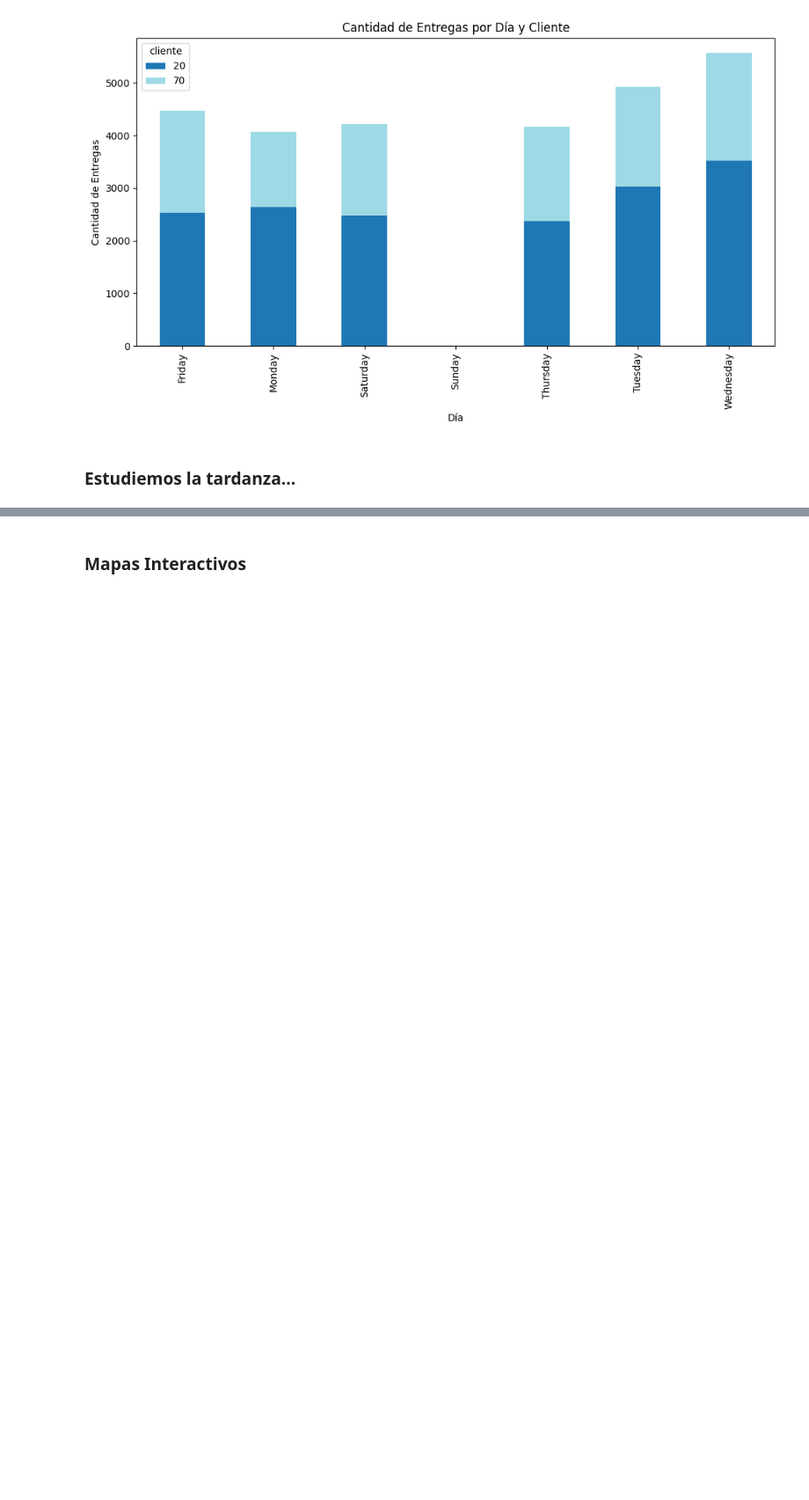
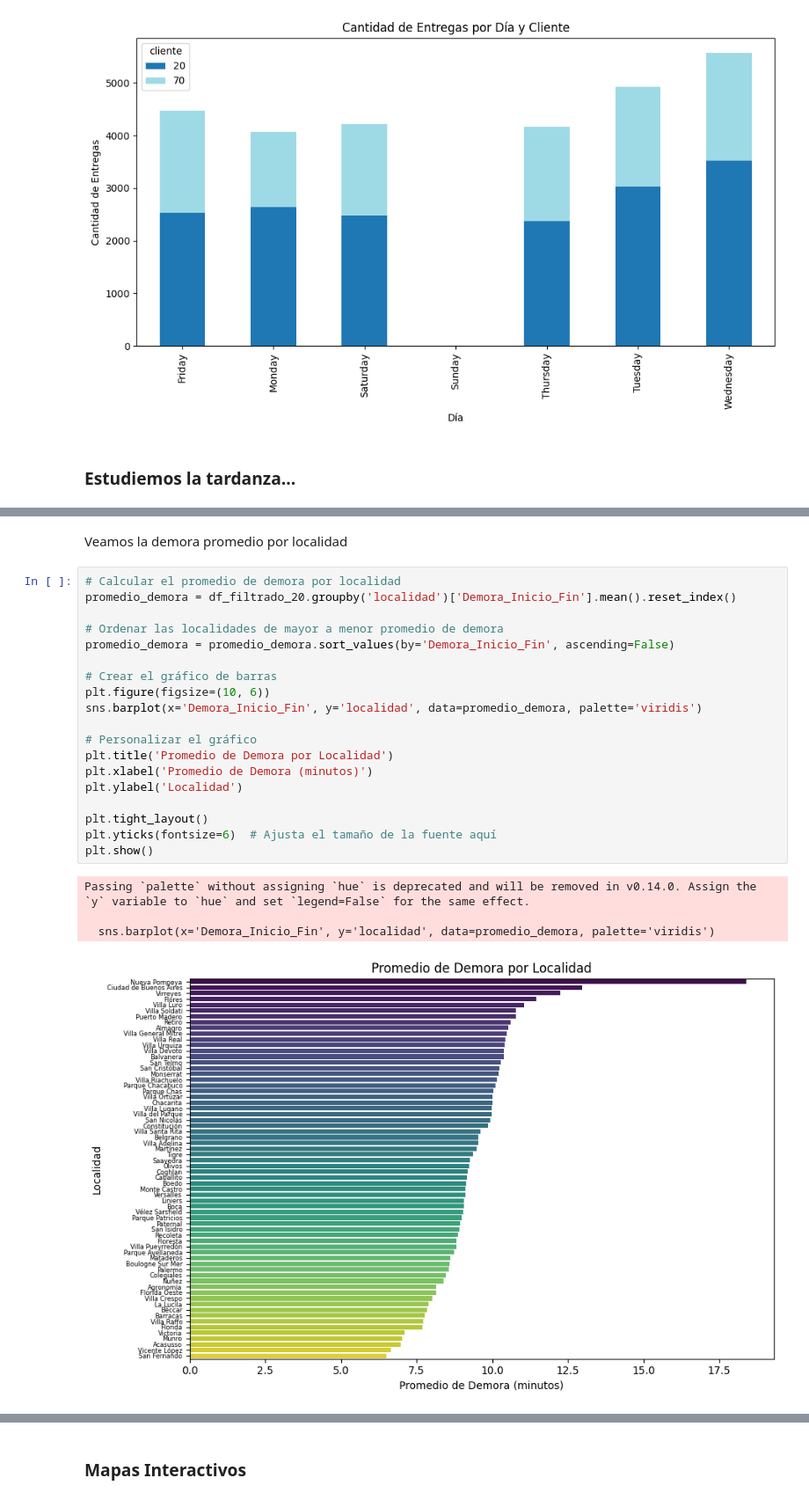
Before and after one commit to Maximo-Verdondoni/DesafioiFlow, a Jupyter notebook: Visualizacion.ipynb, the cells around one changed output, grey strips where cells are left out. Shown at 88% size. Drawn from its saved outputs; the diff is of its cells as text; blank space fills up the shorter version.

```diff
--- a/Visualizacion.ipynb
+++ b/Visualizacion.ipynb
@@ -268,0 +340,26 @@ plt.show()
+# %% [markdown]
+Veamos la demora promedio por localidad
+# %%
+# Calcular el promedio de demora por localidad
+promedio_demora = df_filtrado_20.groupby('localidad')['Demora_Inicio_Fin'].mean().reset_index()
+
+# Ordenar las localidades de mayor a menor promedio de demora
+promedio_demora = promedio_demora.sort_values(by='Demora_Inicio_Fin', ascending=False)
+
+# Crear el gráfico de barras
+plt.figure(figsize=(10, 6))
+sns.barplot(x='Demora_Inicio_Fin', y='localidad', data=promedio_demora, palette='viridis')
+
+# Personalizar el gráfico
+plt.title('Promedio de Demora por Localidad')
+plt.xlabel('Promedio de Demora (minutos)')
+plt.ylabel('Localidad')
+
+plt.tight_layout()
+plt.yticks(fontsize=6)  # Ajusta el tamaño de la fuente aquí
+plt.show()
+# %% [output]
+Passing `palette` without assigning `hue` is deprecated and will be removed in v0.14.0. Assign the `y` variable to `hue` and set `legend=False` for the same effect.
+
+  sns.barplot(x='Demora_Inicio_Fin', y='localidad', data=promedio_demora, palette='viridis')
+[figure, added]
```
Also changed, not shown: parts of 22 cells of this notebook.
